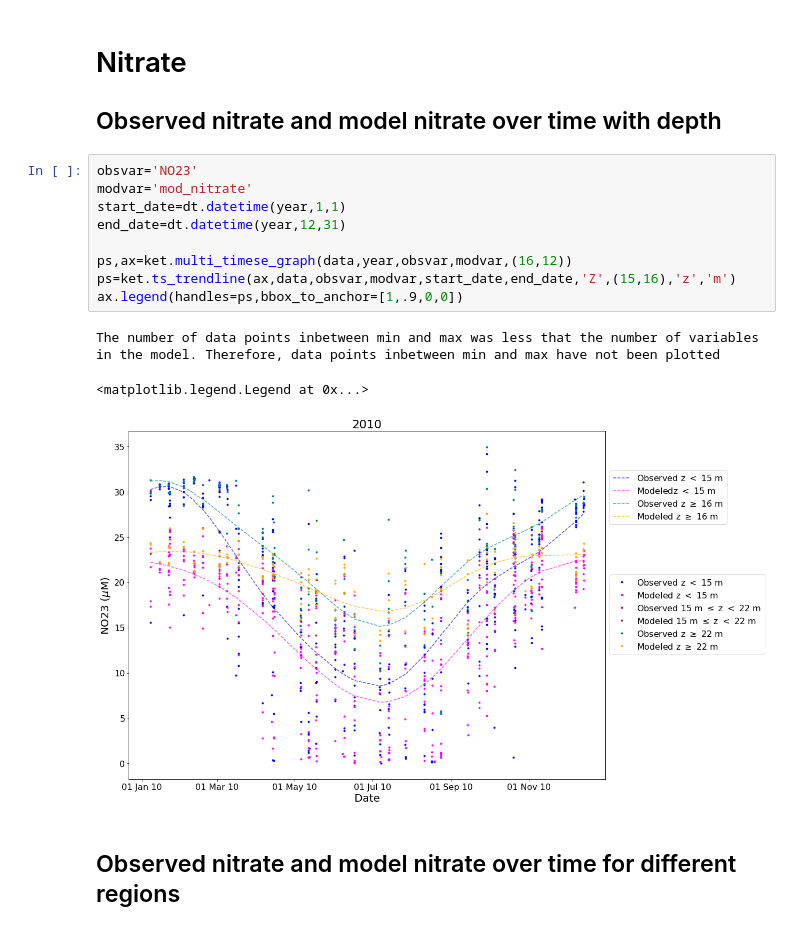
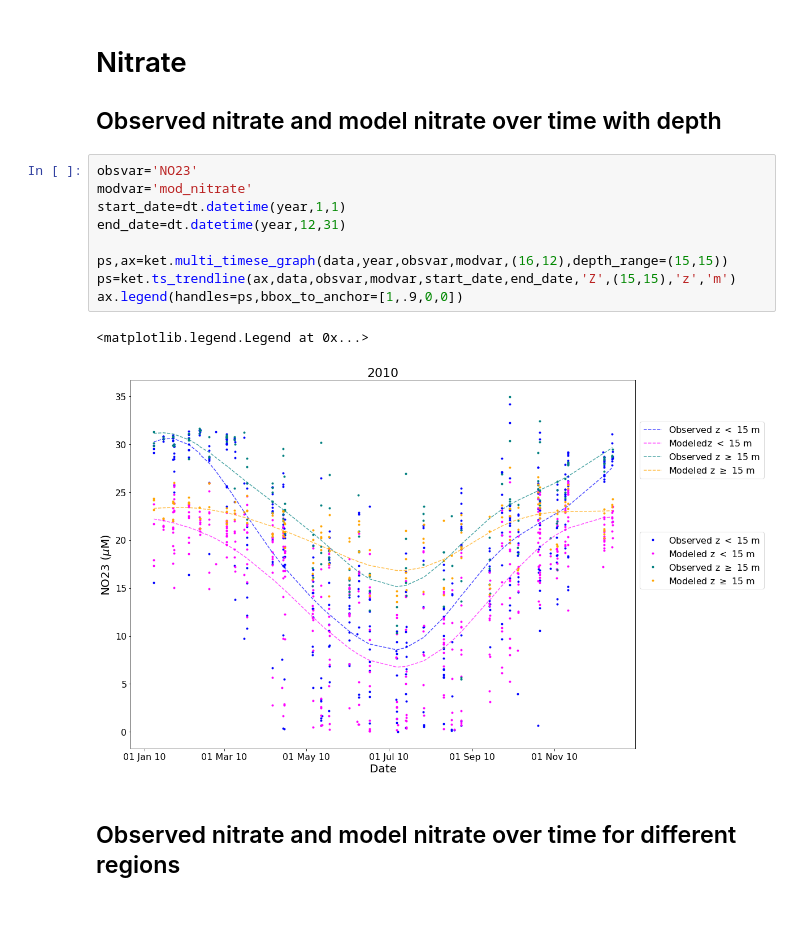
Before and after one commit to SalishSeaCast/analysis-keegan, a Jupyter notebook: notebooks/Evaluations/Timeseries_Base_Puget_Evaluation.ipynb, the cells around one changed output. Cells and saved outputs as stored; diff of their text form.

Commit message:
minor improvements to base timeseries and chlbot

```diff
--- a/notebooks/Evaluations/Timeseries_Base_Puget_Evaluation.ipynb
+++ b/notebooks/Evaluations/Timeseries_Base_Puget_Evaluation.ipynb
@@ -147,16 +147,15 @@ for iyear in data_Pheo.dtUTC.dt.year.unique():
 # %%
 obsvar='NO23'
 modvar='mod_nitrate'
 start_date=dt.datetime(year,1,1)
 end_date=dt.datetime(year,12,31)
 
-ps,ax=ket.multi_timese_graph(data,year,obsvar,modvar,(16,12))
-ps=ket.ts_trendline(ax,data,obsvar,modvar,start_date,end_date,'Z',(15,16),'z','m')
+ps,ax=ket.multi_timese_graph(data,year,obsvar,modvar,(16,12),depth_range=(15,15))
+ps=ket.ts_trendline(ax,data,obsvar,modvar,start_date,end_date,'Z',(15,15),'z','m')
 ax.legend(handles=ps,bbox_to_anchor=[1,.9,0,0])
 # %% [output]
-The number of data points inbetween min and max was less that the number of variables in the model. Therefore, data points inbetween min and max have not been plotted
+<matplotlib.legend.Legend at 0x...>
-<matplotlib.legend.Legend at 0x...>
-[figure, old version]
+[figure, new version]
 # %% [markdown]
 ## Observed nitrate and model nitrate over time for different regions
 # %%
```
Also changed, not shown: parts of 14 cells of this notebook, 5 other files.
